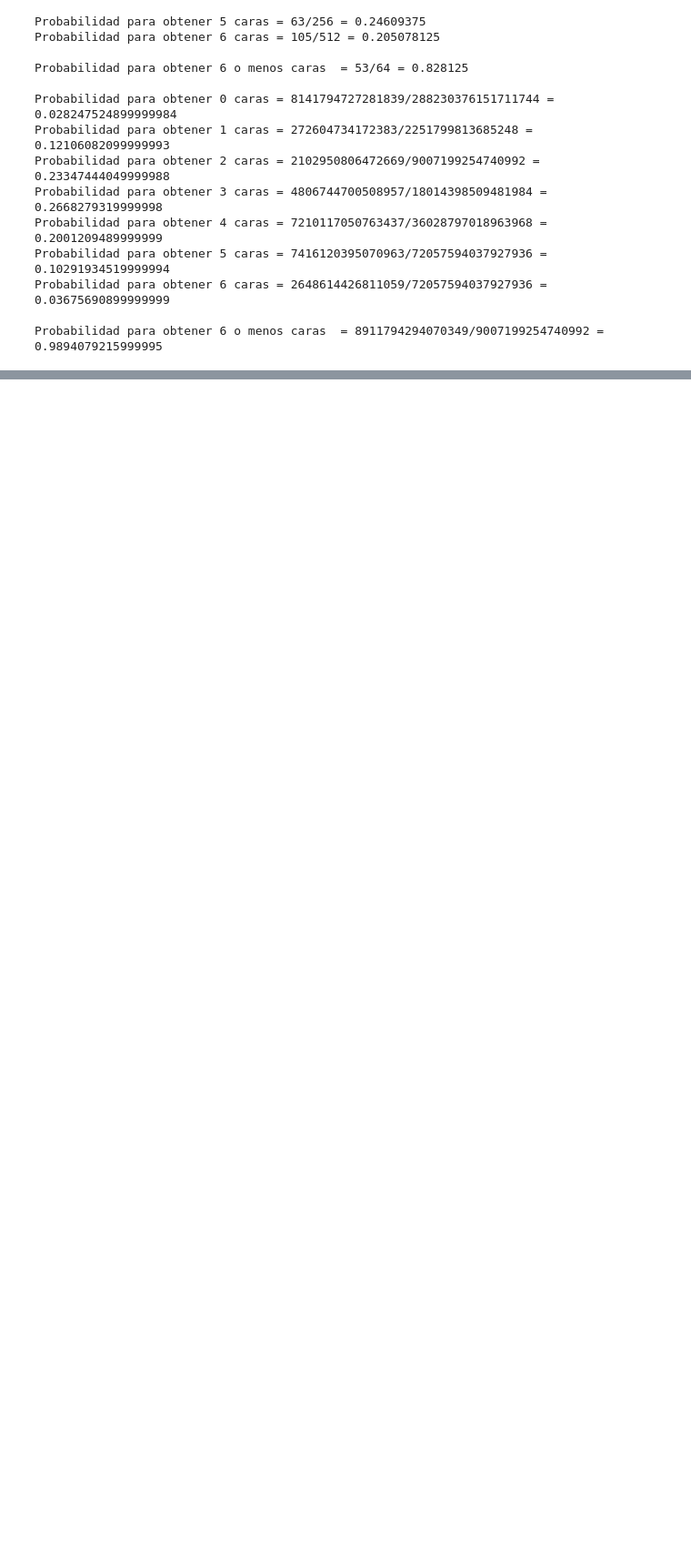
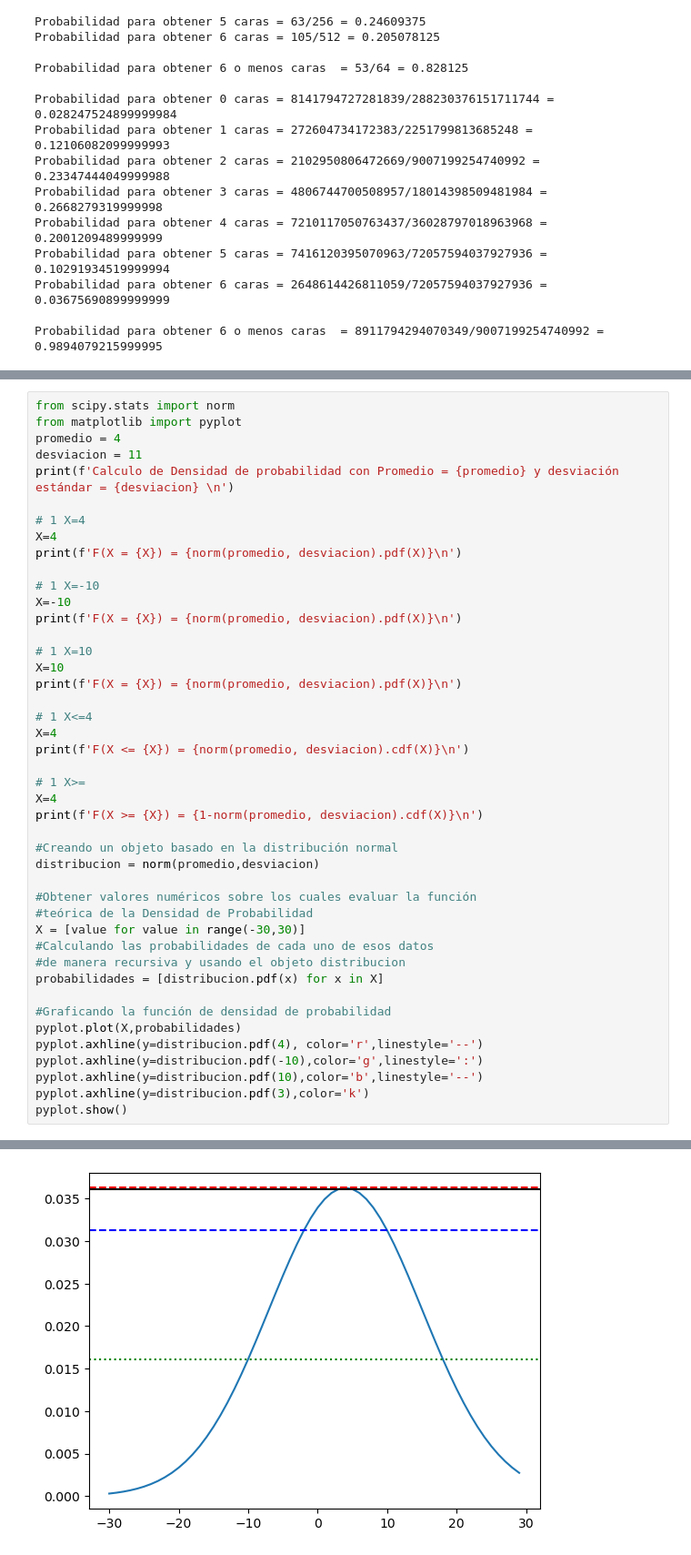
Before and after one commit to DensLopez/DS_Probabilidad, a Jupyter notebook: codes/reto.ipynb, the cells around one changed output, grey strips where cells are left out. Shown at 91% size. Cells and saved outputs as stored; diff of their text form; blank space fills up the shorter version.

```diff
--- a/codes/reto.ipynb
+++ b/codes/reto.ipynb
@@ -363,0 +425,45 @@ Probabilidad para obtener 6 o menos caras  = 8911794294070349/9007199254740992 =
+# %%
+from scipy.stats import norm
+from matplotlib import pyplot
+promedio = 4
+desviacion = 11
+print(f'Calculo de Densidad de probabilidad con Promedio = {promedio} y desviación estándar = {desviacion} \n')
+
+# 1 X=4
+X=4
+print(f'F(X = {X}) = {norm(promedio, desviacion).pdf(X)}\n')
+
+# 1 X=-10
+X=-10
+print(f'F(X = {X}) = {norm(promedio, desviacion).pdf(X)}\n')
+
+# 1 X=10
+X=10
+print(f'F(X = {X}) = {norm(promedio, desviacion).pdf(X)}\n')
+
+# 1 X<=4
+X=4
+print(f'F(X <= {X}) = {norm(promedio, desviacion).cdf(X)}\n')
+
+# 1 X>=
+X=4
+print(f'F(X >= {X}) = {1-norm(promedio, desviacion).cdf(X)}\n')
+
+#Creando un objeto basado en la distribución normal
+distribucion = norm(promedio,desviacion)
+
+#Obtener valores numéricos sobre los cuales evaluar la función
+#teórica de la Densidad de Probabilidad
+X = [value for value in range(-30,30)]
+#Calculando las probabilidades de cada uno de esos datos
+#de manera recursiva y usando el objeto distribucion
+probabilidades = [distribucion.pdf(x) for x in X]
+
+#Graficando la función de densidad de probabilidad
+pyplot.plot(X,probabilidades)
+pyplot.axhline(y=distribucion.pdf(4), color='r',linestyle='--')
+pyplot.axhline(y=distribucion.pdf(-10),color='g',linestyle=':')
+pyplot.axhline(y=distribucion.pdf(10),color='b',linestyle='--')
+pyplot.axhline(y=distribucion.pdf(3),color='k')
+pyplot.show()
+# %% [output]
@@ -363,0 +481 @@ Probabilidad para obtener 6 o menos caras  = 8911794294070349/9007199254740992 =
+[figure, added]
```
Also changed, not shown: parts of 14 cells of this notebook, 8 other files.
